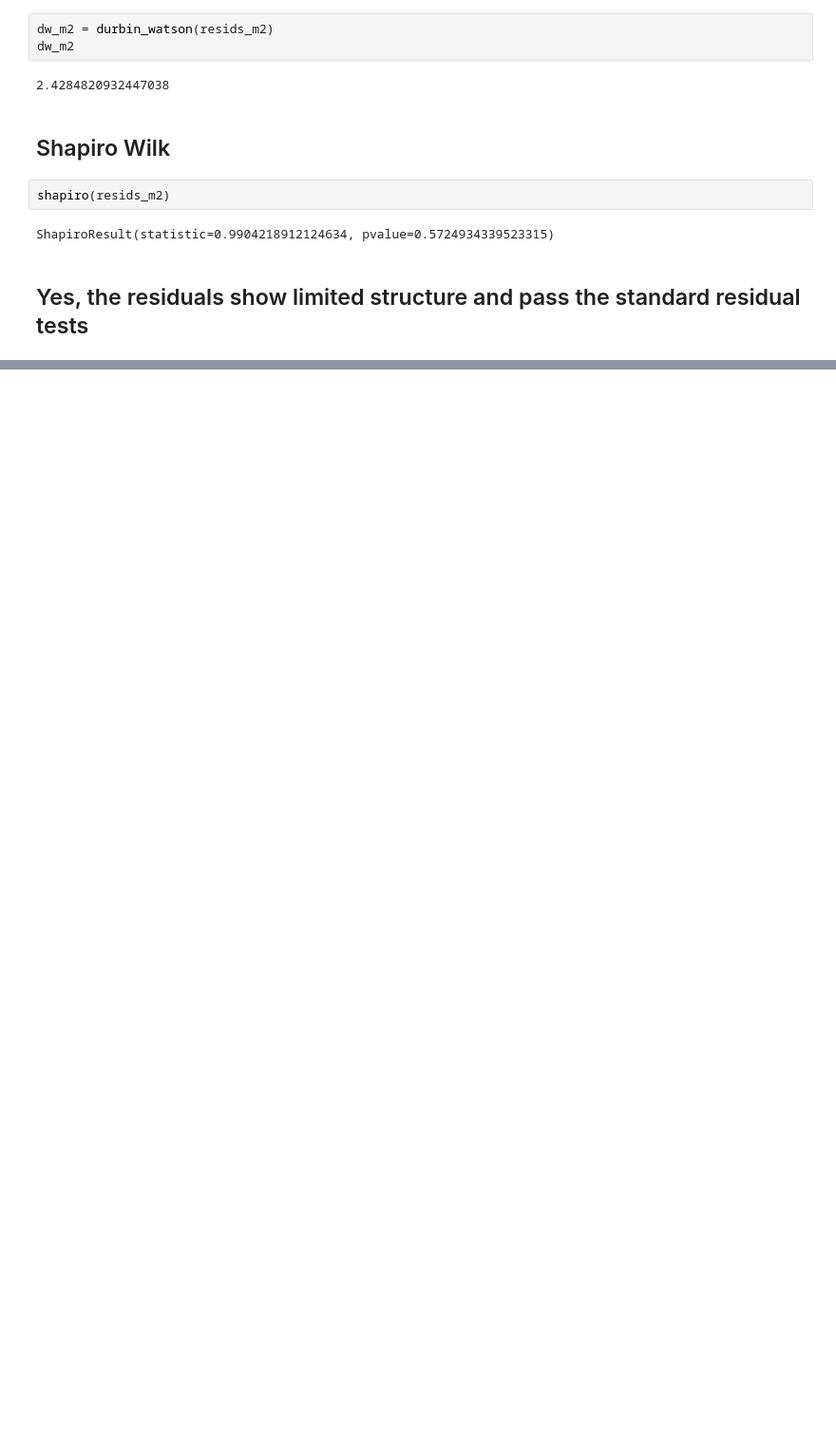
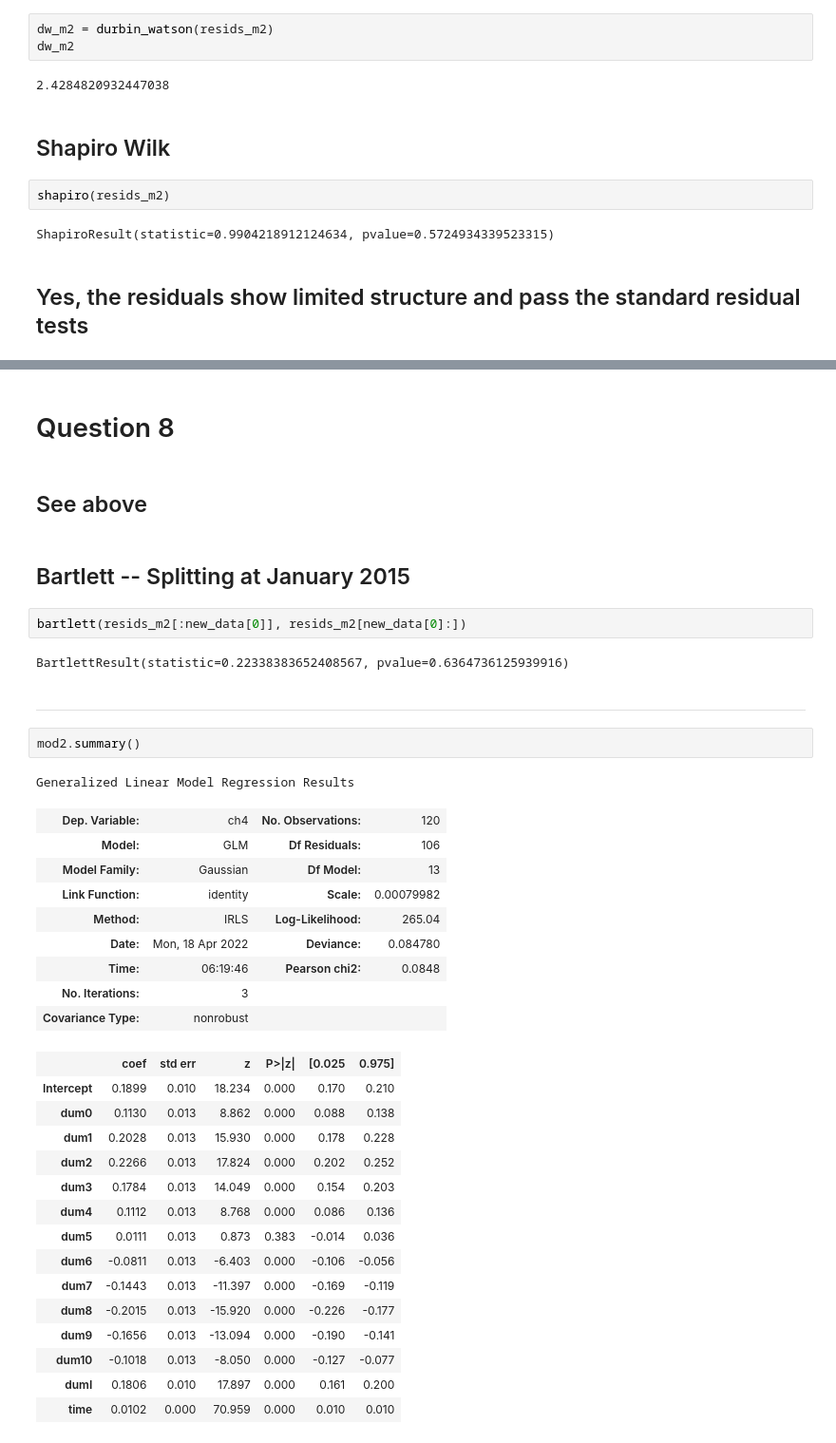
Before and after one commit to profxj/ocea200, a Jupyter notebook: OCEA-267/ProblemSets/ProblemSet2.ipynb, the cells around one changed output, grey strips where cells are left out. Shown at 95% size. Cells and saved outputs as stored; diff of their text form; blank space fills up the shorter version.

Commit message:
bartlett

```diff
--- a/OCEA-267/ProblemSets/ProblemSet2.ipynb
+++ b/OCEA-267/ProblemSets/ProblemSet2.ipynb
@@ -297,0 +300,40 @@ ShapiroResult(statistic=0.9904218912124634, pvalue=0.5724934339523315)
+# %% [markdown]
+# Question 8
+# %% [markdown]
+## See above
+# %% [markdown]
+## Bartlett -- Splitting at January 2015
+# %%
+bartlett(resids_m2[:new_data[0]], resids_m2[new_data[0]:])
+# %% [output]
+BartlettResult(statistic=0.22338383652408567, pvalue=0.6364736125939916)
+# %% [markdown]
+----
+# %%
+mod2.summary()
+# %% [output]
+Generalized Linear Model Regression Results
+| Dep. Variable: | ch4 | No. Observations: | 120 |
+| Model: | GLM | Df Residuals: | 106 |
+| Model Family: | Gaussian | Df Model: | 13 |
+| Link Function: | identity | Scale: | 0.00079982 |
+| Method: | IRLS | Log-Likelihood: | 265.04 |
+| Date: | Mon, 18 Apr 2022 | Deviance: | 0.084780 |
+| Time: | 06:19:46 | Pearson chi2: | 0.0848 |
+| No. Iterations: | 3 |  |  |
+| Covariance Type: | nonrobust |  |  |
+|  | coef | std err | z | P>|z| | [0.025 | 0.975] |
+| Intercept | 0.1899 | 0.010 | 18.234 | 0.000 | 0.170 | 0.210 |
+| dum0 | 0.1130 | 0.013 | 8.862 | 0.000 | 0.088 | 0.138 |
+| dum1 | 0.2028 | 0.013 | 15.930 | 0.000 | 0.178 | 0.228 |
+| dum2 | 0.2266 | 0.013 | 17.824 | 0.000 | 0.202 | 0.252 |
+| dum3 | 0.1784 | 0.013 | 14.049 | 0.000 | 0.154 | 0.203 |
+| dum4 | 0.1112 | 0.013 | 8.768 | 0.000 | 0.086 | 0.136 |
+| dum5 | 0.0111 | 0.013 | 0.873 | 0.383 | -0.014 | 0.036 |
+| dum6 | -0.0811 | 0.013 | -6.403 | 0.000 | -0.106 | -0.056 |
+| dum7 | -0.1443 | 0.013 | -11.397 | 0.000 | -0.169 | -0.119 |
+| dum8 | -0.2015 | 0.013 | -15.920 | 0.000 | -0.226 | -0.177 |
+| dum9 | -0.1656 | 0.013 | -13.094 | 0.000 | -0.190 | -0.141 |
+| dum10 | -0.1018 | 0.013 | -8.050 | 0.000 | -0.127 | -0.077 |
+| dumI | 0.1806 | 0.010 | 17.897 | 0.000 | 0.161 | 0.200 |
+| time | 0.0102 | 0.000 | 70.959 | 0.000 | 0.010 | 0.010 |
```
Also changed, not shown: parts of 8 cells of this notebook, 1 other file.
